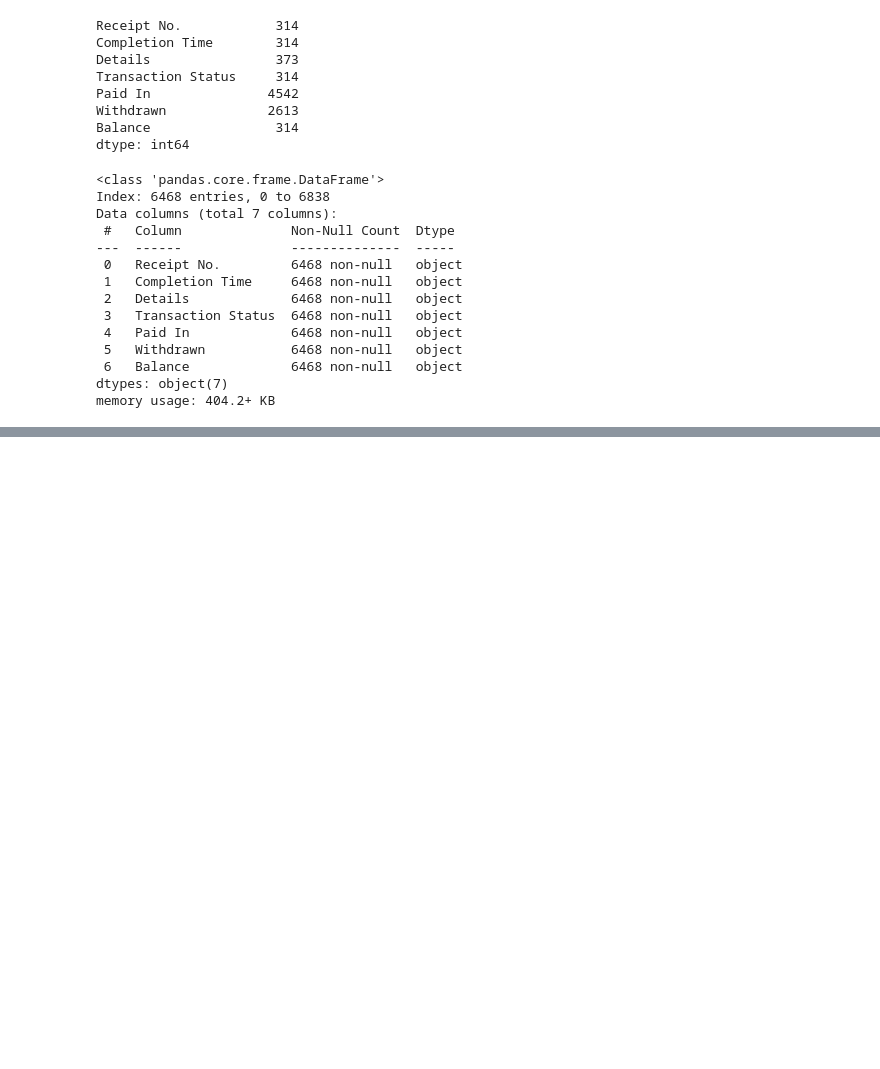
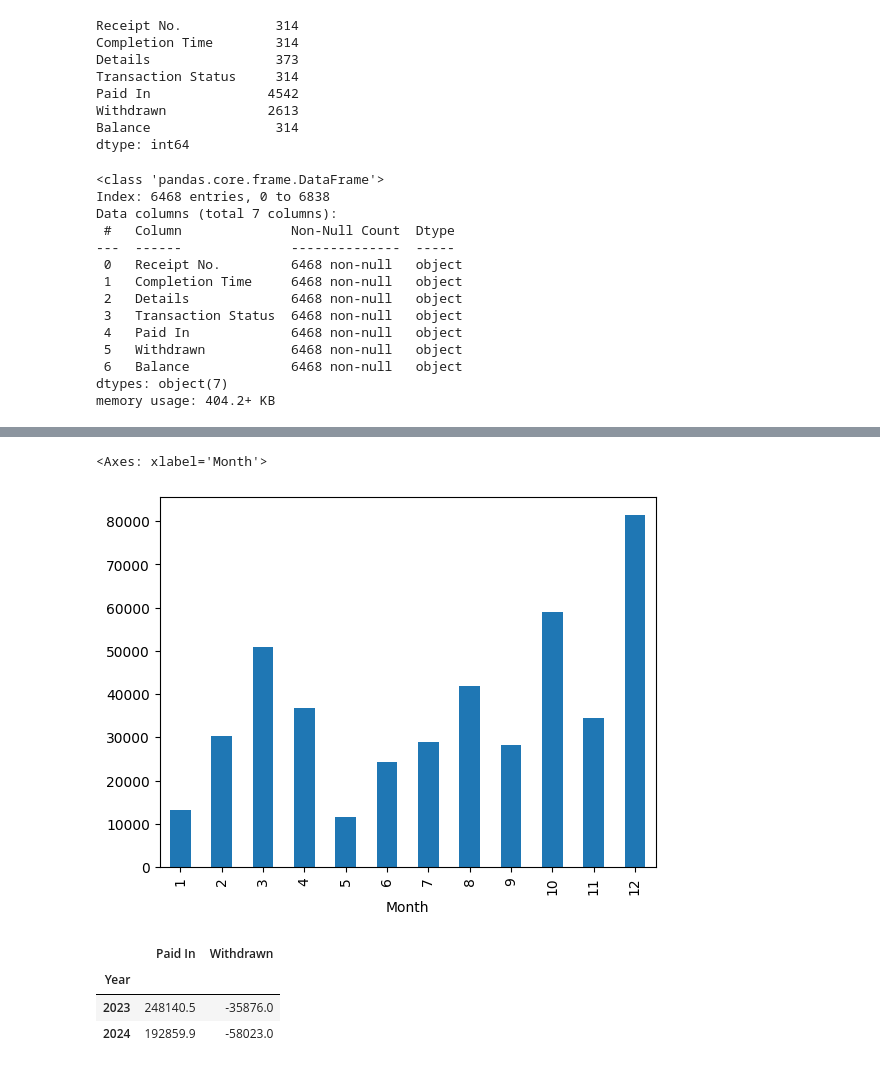
Before and after one commit to victormuuo07/PennyPal-System, a Jupyter notebook: pennypal-system.ipynb, the cells around one changed output, grey strips where cells are left out. Cells and saved outputs as stored; diff of their text form; code cells hidden in the pictures; blank space fills up the shorter version.

```diff
--- a/pennypal-system.ipynb
+++ b/pennypal-system.ipynb
@@ -3082,0 +1591,23 @@ safaricom['Transaction Type'] = safaricom['Details'].apply(
+# %%
+safaricom['Net Transaction'] = safaricom['Paid In'] + safaricom['Withdrawn']
+# %%
+def balance_category(balance):
+    if balance < 0:
+        return 'Negative'
+    elif balance == 0:
+        return 'Zero'
+    else:
+        return 'Positive'
+
+safaricom['Balance Category'] = safaricom['Balance'].apply(balance_category)
+# %%
+safaricom['Quarter'] = safaricom['Completion Time'].dt.quarter
+safaricom['Weekday'] = safaricom['Completion Time'].dt.weekday
+safaricom['Hour'] = safaricom['Completion Time'].dt.hour
+# %%
+filtered_safaricom = safaricom[
+    (~safaricom['Transaction Type'].str.contains('Other|Fuliza', case=False)) &
+    (~safaricom['Details'].str.contains('Fuliza|Overdraft|Loan Repayment', case=False, na=False))
+]
+
+filtered_safaricom.reset_index(drop=True, inplace=True)
@@ -3082,0 +1707,12 @@ safaricom['Transaction Type'] = safaricom['Details'].apply(
+# %%
+filtered_safaricom.groupby(['Month'])['Paid In'].sum().plot(kind='bar')
+# %% [output]
+<Axes: xlabel='Month'>
+[figure, added]
+# %%
+filtered_safaricom.groupby(['Year'])[['Paid In', 'Withdrawn']].sum()
+# %% [output]
+|  | Paid In | Withdrawn |
+| Year |  |  |
+| 2023 | 248140.5 | -35876.0 |
+| 2024 | 192859.9 | -58023.0 |
```
Also changed, not shown: parts of 175 cells of this notebook.
